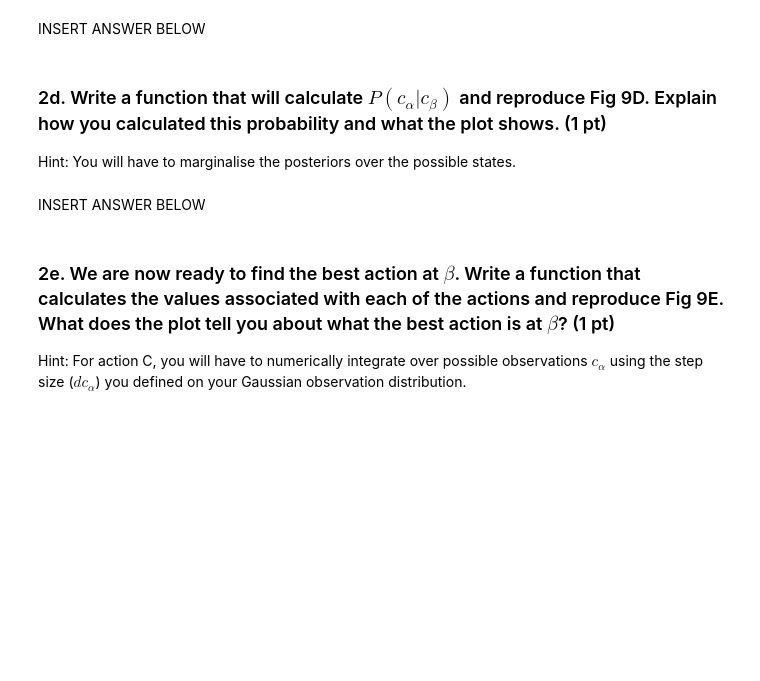
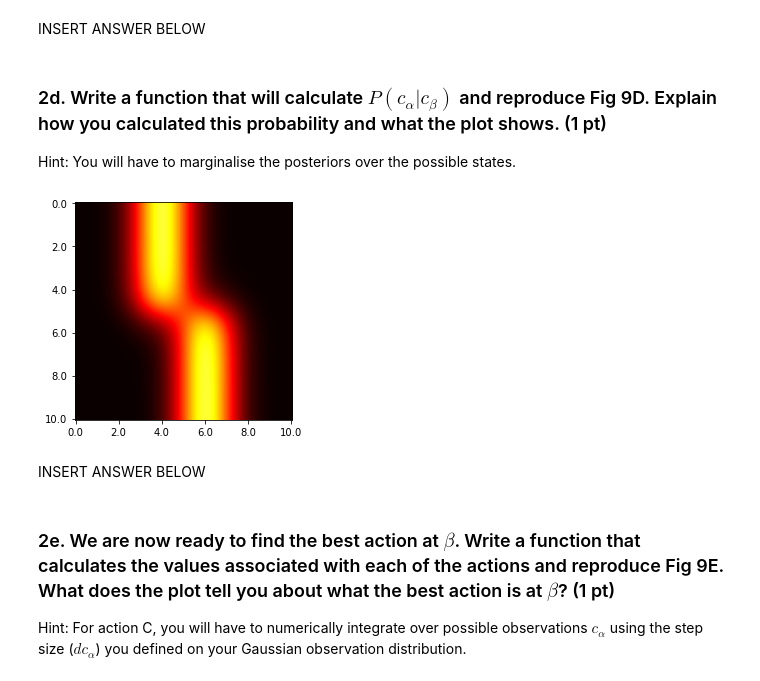
Before and after one commit to lolotta/Neural_Modeling, a Jupyter notebook: HW4/two_stage_FIRSTNAME_LASTNAME.ipynb, the cells around one changed output. Drawn from its saved outputs; the diff is of its cells as text; code cells hidden in the pictures; blank space fills up the shorter version.

```diff
--- a/HW4/two_stage_FIRSTNAME_LASTNAME.ipynb
+++ b/HW4/two_stage_FIRSTNAME_LASTNAME.ipynb
@@ -58,3 +132,32 @@ Hint: You will have to marginalise the posteriors over the possible states.
+# %%
+# INSERT CODE BELOW
+def get_c_alpha_given_c_beta(c_alpha, c_beta):
+    p_c_alpha_given_x1 = scipy.stats.norm(loc=mu1,scale=sigma).pdf(c_alpha)
+    p_c_alpha_given_x2 = scipy.stats.norm(loc=mu2,scale=sigma).pdf(c_alpha)
+    p_c_beta_given_x3 = scipy.stats.norm(loc=mu1,scale=sigma).pdf(c_beta)
+    p_c_beta_given_x4 = scipy.stats.norm(loc=mu2,scale=sigma).pdf(c_beta)
+
+
+    prob_c_alpha_and_c_beta = p_c_alpha_given_x1 * p_c_beta_given_x3 + p_c_alpha_given_x2 * p_c_beta_given_x4
+    prob_c_beta = 0.5*(p_c_beta_given_x3 + p_c_beta_given_x4)
+    c_alpha_given_c_beta = prob_c_alpha_and_c_beta / prob_c_beta
+    return c_alpha_given_c_beta
+# %%
+n = 11
+cs = np.linspace(0,10,n)
+
+ps = np.zeros(shape=(n,n))
+for c_beta in range(cs.shape[0]):
+    for c_alpha in range(cs.shape[0]):
+        ps[c_beta,c_alpha] = get_c_alpha_given_c_beta(c_alpha=cs[c_alpha], c_beta=cs[c_beta])
+# %%
+plt.imshow(ps, cmap='hot', vmin=0, vmax=1)
+ticks = np.linspace(0,10,6)
+plt.xticks(ticks*(n//10), ticks)
+plt.yticks(ticks*(n//10), ticks)
+plt.show()
+# %% [output]
+[figure, added]
 # %% [markdown]
 INSERT ANSWER BELOW
 # %% [markdown]
```
Also changed, not shown: parts of 20 cells of this notebook.
